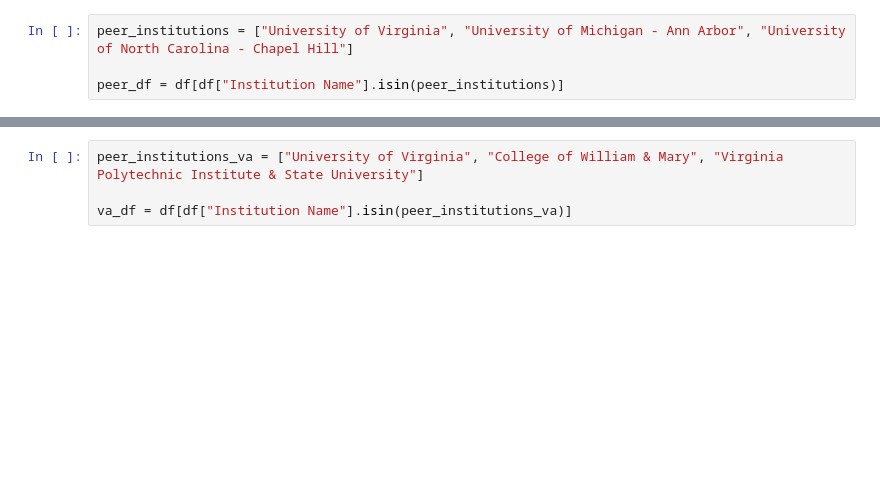
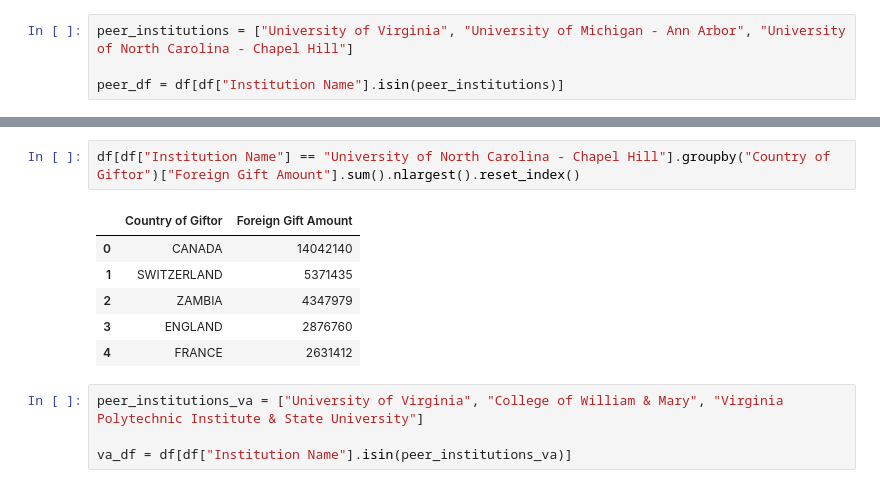
Before and after one commit to jez2sk/uu_wrangling_and_eda, a Jupyter notebook: lab_1/uva_analysis.ipynb, the cells around one changed output, grey strips where cells are left out. Cells and saved outputs as stored; diff of their text form; blank space fills up the shorter version.

```diff
--- a/lab_1/uva_analysis.ipynb
+++ b/lab_1/uva_analysis.ipynb
@@ -122,3 +138,12 @@ peer_df = df[df["Institution Name"].isin(peer_institutions)]
+# %%
+df[df["Institution Name"] == "University of North Carolina - Chapel Hill"].groupby("Country of Giftor")["Foreign Gift Amount"].sum().nlargest().reset_index()
+# %% [output]
+|  | Country of Giftor | Foreign Gift Amount |
+| 0 | CANADA | 14042140 |
+| 1 | SWITZERLAND | 5371435 |
+| 2 | ZAMBIA | 4347979 |
+| 3 | ENGLAND | 2876760 |
+| 4 | FRANCE | 2631412 |
 # %%
 peer_institutions_va = ["University of Virginia", "College of William & Mary", "Virginia Polytechnic Institute & State University"]
 
```
Also changed, not shown: parts of 5 cells of this notebook.
